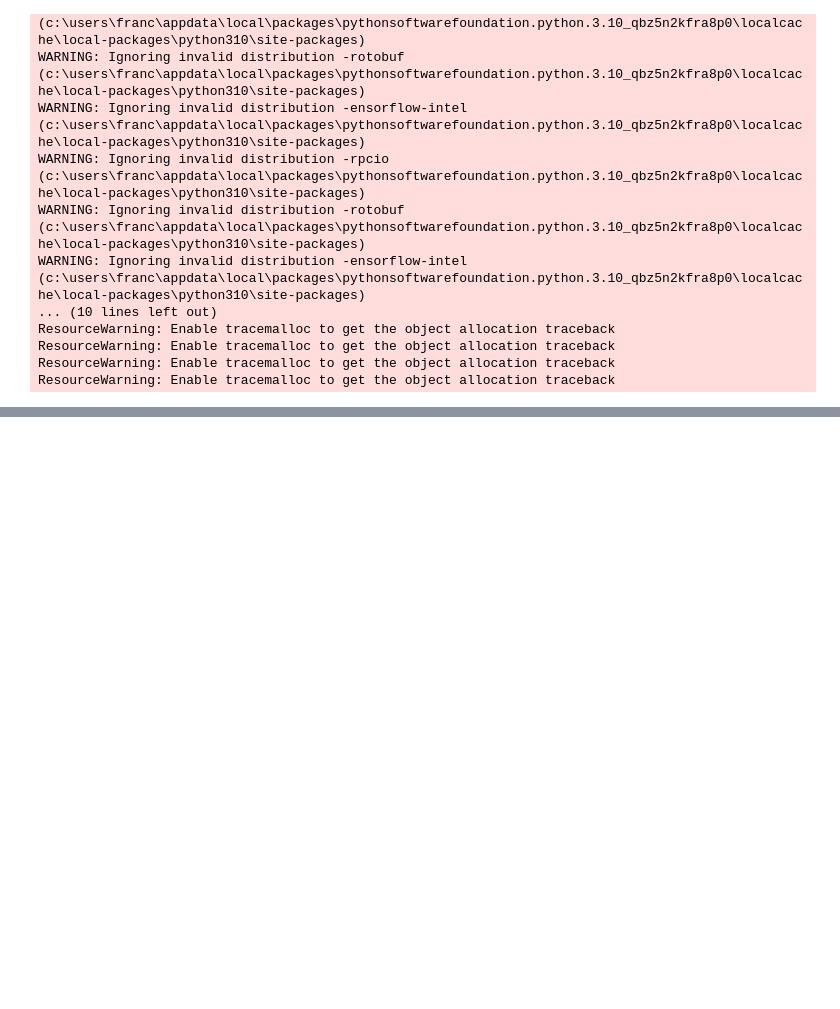
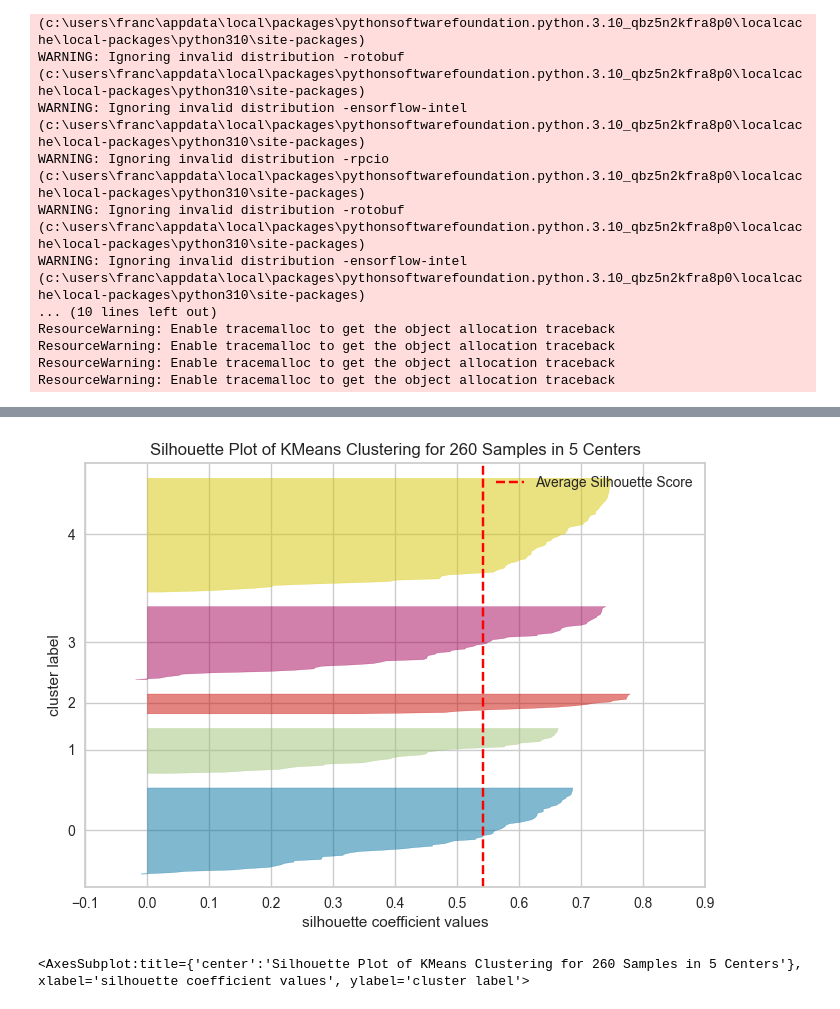
Before and after one commit to Franck-PepperLabs/pepper_automatic_product_classification_engine, a Jupyter notebook: notebooks/trashme.ipynb, the cells around one changed output, grey strips where cells are left out. Cells and saved outputs as stored; diff of their text form; code cells hidden in the pictures; blank space fills up the shorter version.

```diff
--- a/notebooks/trashme.ipynb
+++ b/notebooks/trashme.ipynb
@@ -2071,0 +2222,22 @@ def get_embedding(text):
+# %%
+from sklearn.cluster import KMeans
+
+from yellowbrick.cluster import SilhouetteVisualizer
+from yellowbrick.datasets import load_nfl
+
+# Load a clustering dataset
+X, y = load_nfl()
+
+# Specify the features to use for clustering
+features = ['Rec', 'Yds', 'TD', 'Fmb', 'Ctch_Rate']
+X = X.query('Tgt >= 20')[features]
+
+# Instantiate the clustering model and visualizer
+model = KMeans(5, n_init="auto", random_state=42)
+visualizer = SilhouetteVisualizer(model, colors='yellowbrick')
+
+visualizer.fit(X)        # Fit the data to the visualizer
+visualizer.show()        # Finalize and render the figure
+# %% [output]
+[figure, added]
+<AxesSubplot:title={'center':'Silhouette Plot of KMeans Clustering for 260 Samples in 5 Centers'}, xlabel='silhouette coefficient values', ylabel='cluster label'>
```
Also changed, not shown: parts of 40 cells of this notebook, 3 other files.
